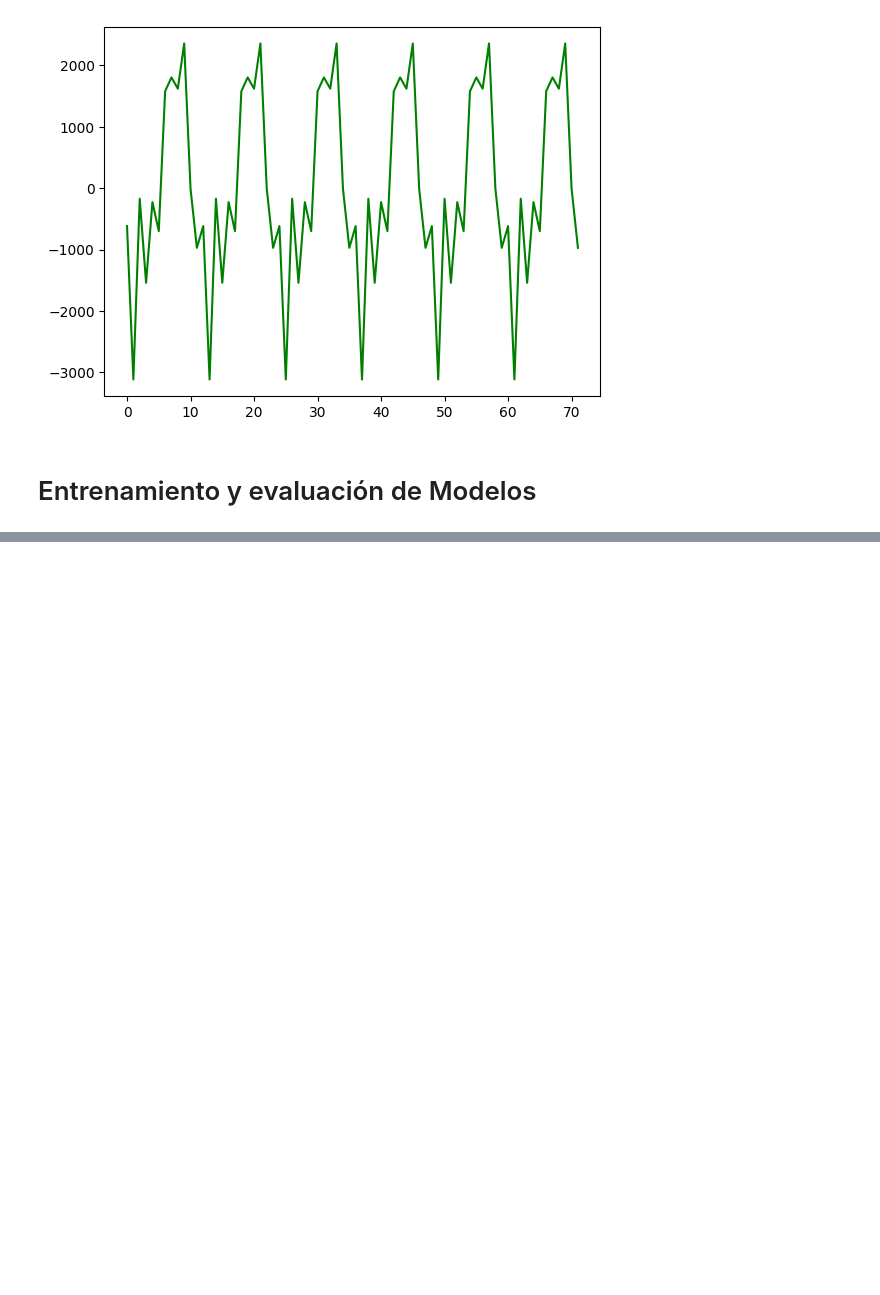
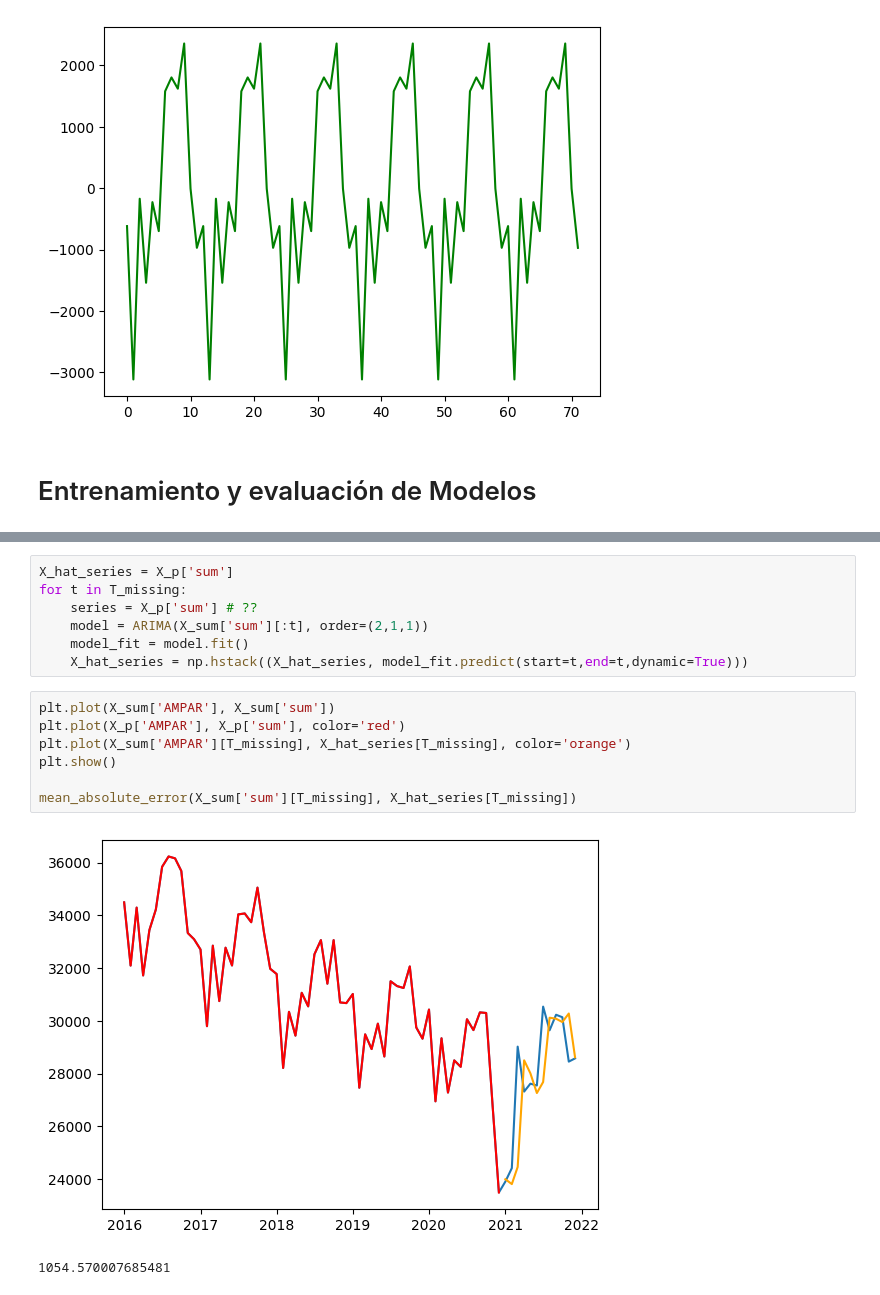
Before and after one commit to MarioGRBlanco/MCP, a Jupyter notebook: 3_series.ipynb, the cells around one changed output, grey strips where cells are left out. Drawn from its saved outputs; the diff is of its cells as text; blank space fills up the shorter version.

Commit message:
ARIMA y SARIMAX necesitan ajuste

```diff
--- a/3_series.ipynb
+++ b/3_series.ipynb
@@ -111,3 +118,20 @@ plt.plot(X_p['AMPAR'], X_p['sum'], color='red')
 plt.show()
 # %% [output]
 [figure]
+# %%
+X_hat_series = X_p['sum']
+for t in T_missing:
+    series = X_p['sum'] # ??
+    model = ARIMA(X_sum['sum'][:t], order=(2,1,1))
+    model_fit = model.fit()
+    X_hat_series = np.hstack((X_hat_series, model_fit.predict(start=t,end=t,dynamic=True)))
+# %%
+plt.plot(X_sum['AMPAR'], X_sum['sum'])
+plt.plot(X_p['AMPAR'], X_p['sum'], color='red')
+plt.plot(X_sum['AMPAR'][T_missing], X_hat_series[T_missing], color='orange')
+plt.show()
+
+mean_absolute_error(X_sum['sum'][T_missing], X_hat_series[T_missing])
+# %% [output]
+[figure, added]
+1054.570007685481
```
Also changed, not shown: parts of 5 cells of this notebook.
